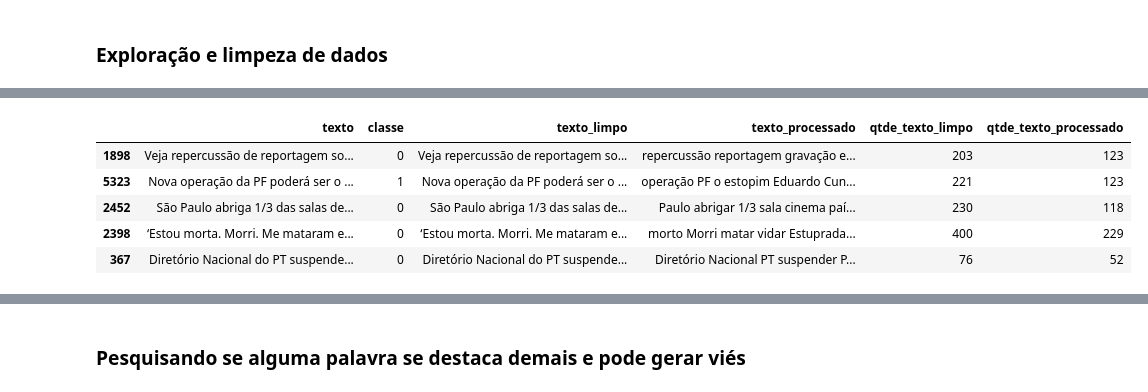
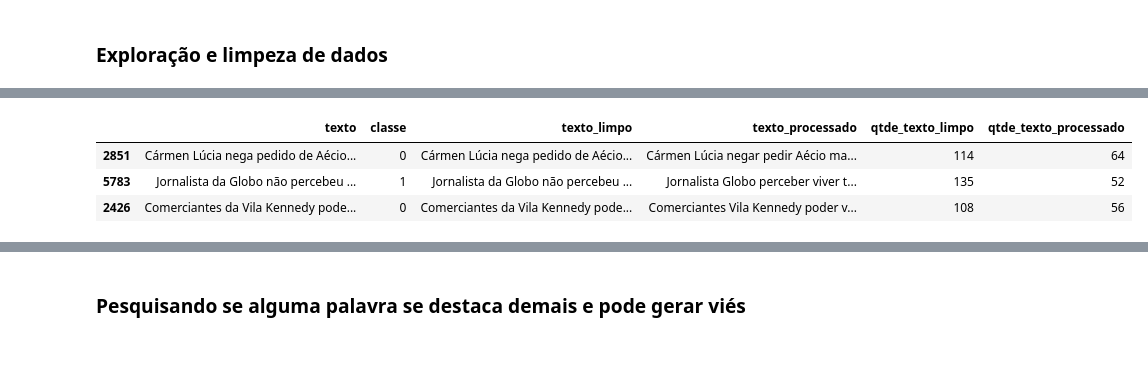
Before and after one commit to caesarcc/python-api-url-check, a Jupyter notebook: jupyter/classificacao_passo01_pre_processamento_exploracao.ipynb, the cells around one changed output, grey strips where cells are left out. Saved outputs shown, nothing was run; the diff lists cells and outputs as text; code cells hidden in the pictures; blank space fills up the shorter version.

```diff
--- a/jupyter/classificacao_passo01_pre_processamento_exploracao.ipynb
+++ b/jupyter/classificacao_passo01_pre_processamento_exploracao.ipynb
@@ -94,9 +93,10 @@ def limpar_textos(texto):
     texto = str(texto).replace(r'http[\w:/\.]+', ' ')  # remover urls
     texto = str(texto).replace(r'[^\.\w\s]', ' ')  # remover tudo exceto caracters e pontuação
     # Correção das pontuações duplicadas, há muitos casos no dadaset
-    texto = re.sub(r'(\W)(?=\1)', '', str(texto)).replace(". .", ".")
+    texto = re.sub(r'(\W)(?=\1)', '', str(texto))
     texto = str(texto).replace('[^a-zA-Z]', ' ')
     texto = str(texto).replace(r'\s\s+', ' ')
+    texto = str(texto).replace(". .", ".").replace(r'\n', '').replace('\n', '')
     return texto.strip()
 
 dados["texto_limpo"] = dados.texto.apply(limpar_textos)
@@ -164,12 +164,10 @@ distribiucao_palavras(dados, "texto_processado", "Distribuição de palavras pro
 # %%
 dados["qtde_texto_limpo"] = dados.texto_limpo.apply(lambda texto: len(re.findall(r"[\w']+|[.,!?;:/\"]", texto)))
 dados["qtde_texto_processado"] = dados.texto_processado.apply(lambda texto: len(re.findall(r"[\w']+|[.,!?;:/\"]", texto)))
-dados.sample(n=5)
+dados.sample(n=3)
 # %% [output]
 |  | texto | classe | texto_limpo | texto_processado | qtde_texto_limpo | qtde_texto_processado |
-| 1898 | Veja repercussão de reportagem so... | 0 | Veja repercussão de reportagem so... | repercussão reportagem gravação e... | 203 | 123 |
-| 5323 | Nova operação da PF poderá ser o ... | 1 | Nova operação da PF poderá ser o ... | operação PF o estopim Eduardo Cun... | 221 | 123 |
-| 2452 | São Paulo abriga 1/3 das salas de... | 0 | São Paulo abriga 1/3 das salas de... | Paulo abrigar 1/3 sala cinema paí... | 230 | 118 |
-| 2398 | ‘Estou morta. Morri. Me mataram e... | 0 | ‘Estou morta. Morri. Me mataram e... | morto Morri matar vidar Estuprada... | 400 | 229 |
-| 367 | Diretório Nacional do PT suspende... | 0 | Diretório Nacional do PT suspende... | Diretório Nacional PT suspender P... | 76 | 52 |
+| 2851 | Cármen Lúcia nega pedido de Aécio... | 0 | Cármen Lúcia nega pedido de Aécio... | Cármen Lúcia negar pedir Aécio ma... | 114 | 64 |
+| 5783 | Jornalista da Globo não percebeu ... | 1 | Jornalista da Globo não percebeu ... | Jornalista Globo perceber viver t... | 135 | 52 |
+| 2426 | Comerciantes da Vila Kennedy pode... | 0 | Comerciantes da Vila Kennedy pode... | Comerciantes Vila Kennedy poder v... | 108 | 56 |
 # %%
```
Also changed, not shown: parts of 20 cells of this notebook, 1 other file.
